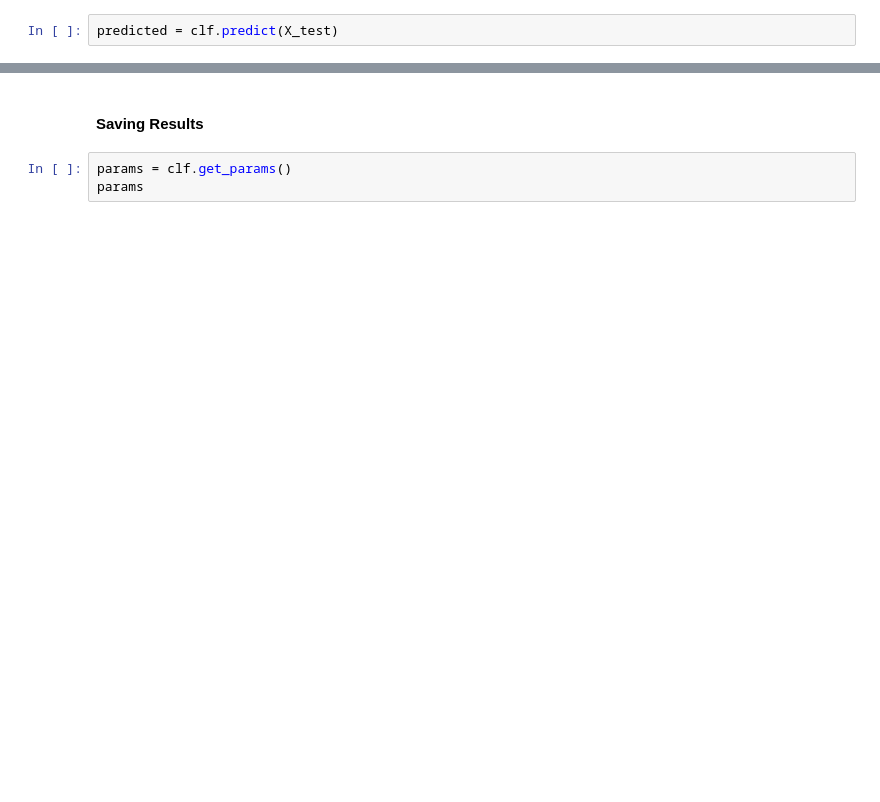
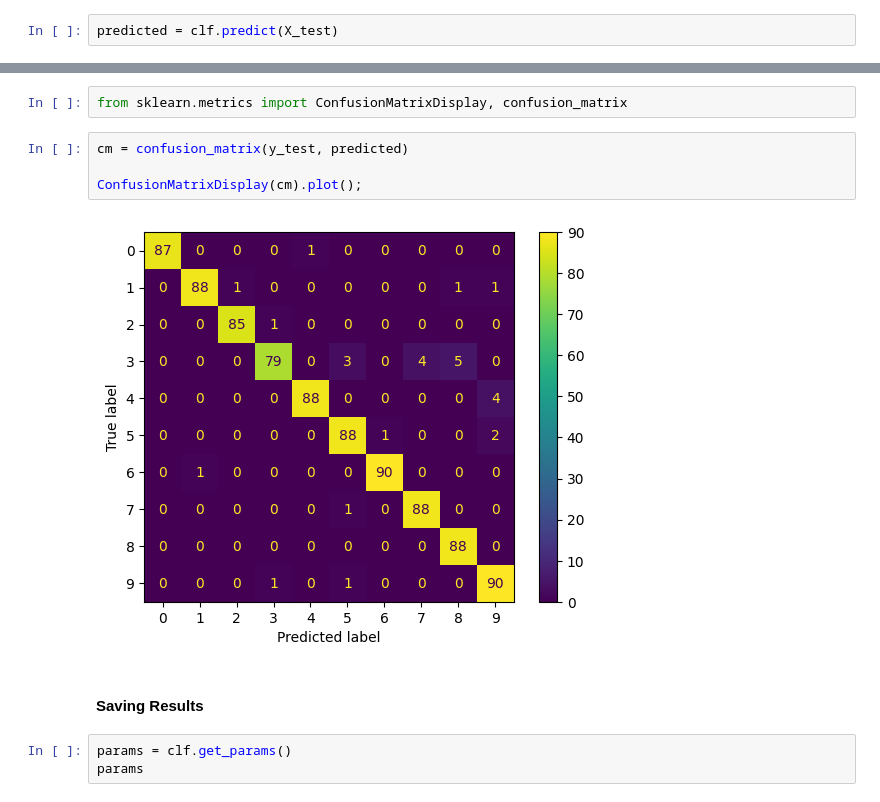
Before and after one commit to rootdrew27/workshop, a Jupyter notebook: Intro_to_ML.ipynb, the cells around one changed output, grey strips where cells are left out. Drawn from its saved outputs; the diff is of its cells as text; blank space fills up the shorter version.

```diff
--- a/Intro_to_ML.ipynb
+++ b/Intro_to_ML.ipynb
@@ -1425,3 +1774,11 @@ print(
+# %%
+from sklearn.metrics import ConfusionMatrixDisplay, confusion_matrix
+# %%
+cm = confusion_matrix(y_test, predicted)
+
+ConfusionMatrixDisplay(cm).plot();
+# %% [output]
+[figure, added]
 # %% [markdown]
 #### Saving Results
 # %%
```
Also changed, not shown: parts of 100 cells of this notebook, 2 other files.
